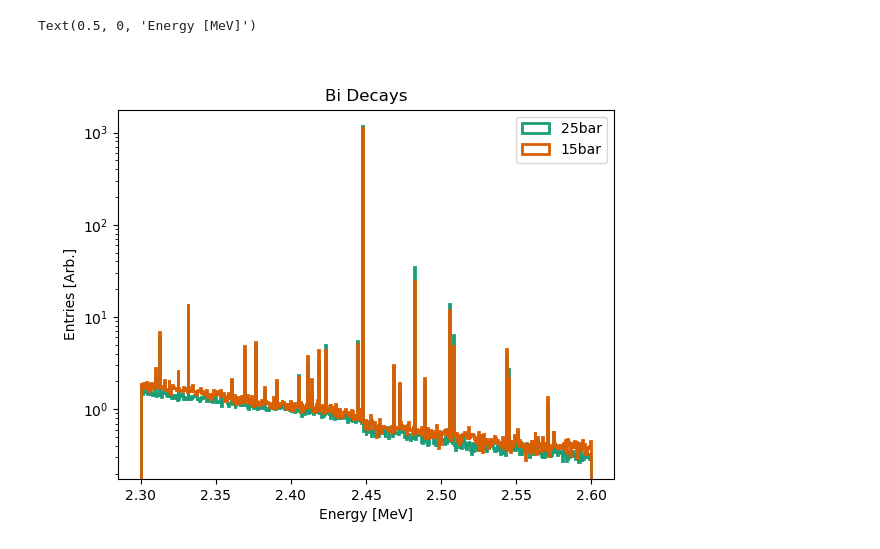
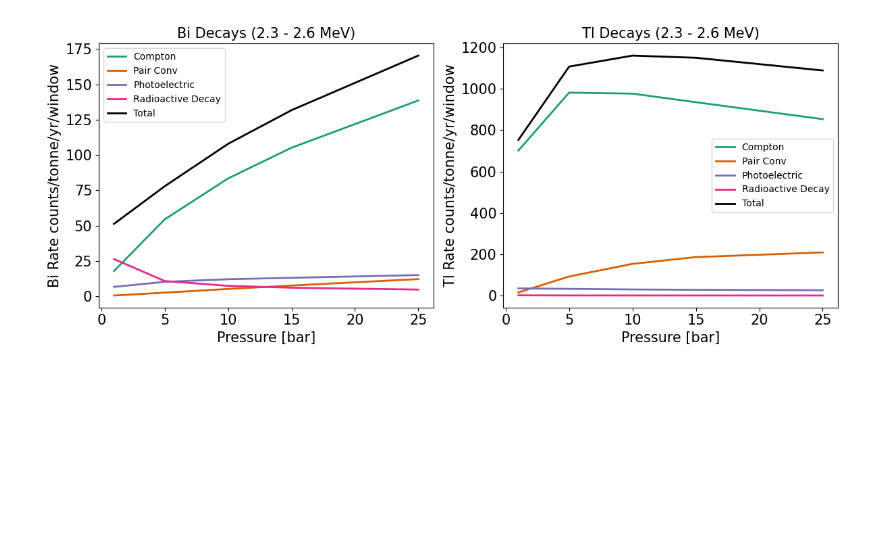
Before and after one commit to kvjmistry/ATPC, a Jupyter notebook: notebooks/PlotGammaTables.ipynb, the cells around one changed output. Saved outputs shown, nothing was run; the diff lists cells and outputs as text; code cells hidden in the pictures; blank space fills up the shorter version.

```diff
--- a/notebooks/PlotGammaTables.ipynb
+++ b/notebooks/PlotGammaTables.ipynb
@@ -71,14 +168,53 @@ plt.legend()
-# %%
-plt.figure()
-
-plt.hist(Bi_ion_25bar.energy, bins = np.linspace(2.3,2.6,500) ,histtype="step", linewidth=2,density=True, label = "25bar");
-plt.hist(Bi_ion_15bar.energy, bins = np.linspace(2.3,2.6,500) ,histtype="step", linewidth=2,density=True, label = "15bar");
-
-plt.title("Bi Decays")
-plt.semilogy()
-plt.legend()
-plt.ylabel("Entries [Arb.]")
-plt.xlabel("Energy [MeV]")
-# %% [output]
-Text(0.5, 0, 'Energy [MeV]')
-[figure, removed]
+# %%
+plt.figure(figsize=(12,5))
+
+def GetRProc(df, proc, sf):
+
+    # return len(df[ (df.contained == True) & (df.CreatorProc == proc)]) * sf
+    return len(df[ (df.CreatorProc == proc)]) * sf
+
+pressures = [1, 5, 10, 15, 25]
+rate_Bi_Comp = np.array([ GetRProc(Bi_ion_1bar, "compt", sf_Bi_1bar), GetRProc(Bi_ion_5bar, "compt", sf_Bi_5bar), GetRProc(Bi_ion_10bar, "compt", sf_Bi_10bar), GetRProc(Bi_ion_15bar, "compt", sf_Bi_15bar), GetRProc(Bi_ion_25bar, "compt", sf_Bi_25bar) ])
+rate_Tl_Comp = np.array([ GetRProc(Tl_ion_1bar, "compt", sf_Tl_1bar), GetRProc(Tl_ion_5bar, "compt", sf_Tl_5bar), GetRProc(Tl_ion_10bar, "compt", sf_Tl_10bar), GetRProc(Tl_ion_15bar, "compt", sf_Tl_15bar), GetRProc(Tl_ion_25bar, "compt", sf_Tl_25bar) ])
+
+rate_Bi_Conv = np.array([ GetRProc(Bi_ion_1bar, "conv", sf_Bi_1bar),  GetRProc(Bi_ion_5bar, "conv", sf_Bi_5bar),  GetRProc(Bi_ion_10bar, "conv", sf_Bi_10bar),  GetRProc(Bi_ion_15bar, "conv", sf_Bi_15bar),  GetRProc(Bi_ion_25bar, "conv", sf_Bi_25bar) ])
+rate_Tl_Conv = np.array([ GetRProc(Tl_ion_1bar, "conv", sf_Tl_1bar),  GetRProc(Tl_ion_5bar, "conv", sf_Tl_5bar),  GetRProc(Tl_ion_10bar, "conv", sf_Tl_10bar),  GetRProc(Tl_ion_15bar, "conv", sf_Tl_15bar),  GetRProc(Tl_ion_25bar, "conv", sf_Tl_25bar) ])
+
+rate_Bi_Phot = np.array([ GetRProc(Bi_ion_1bar, "phot", sf_Bi_1bar),  GetRProc(Bi_ion_5bar, "phot", sf_Bi_5bar),  GetRProc(Bi_ion_10bar, "phot", sf_Bi_10bar),  GetRProc(Bi_ion_15bar, "phot", sf_Bi_15bar),  GetRProc(Bi_ion_25bar, "phot", sf_Bi_25bar) ])
+rate_Tl_Phot = np.array([ GetRProc(Tl_ion_1bar, "phot", sf_Tl_1bar),  GetRProc(Tl_ion_5bar, "phot", sf_Tl_5bar),  GetRProc(Tl_ion_10bar, "phot", sf_Tl_10bar),  GetRProc(Tl_ion_15bar, "phot", sf_Tl_15bar),  GetRProc(Tl_ion_25bar, "phot", sf_Tl_25bar) ])
+
+rate_Bi_Decay = np.array([ GetRProc(Bi_ion_1bar, "RadioactiveDecay", sf_Bi_1bar),  GetRProc(Bi_ion_5bar, "RadioactiveDecay", sf_Bi_5bar),  GetRProc(Bi_ion_10bar, "RadioactiveDecay", sf_Bi_10bar),  GetRProc(Bi_ion_15bar, "RadioactiveDecay", sf_Bi_15bar),  GetRProc(Bi_ion_25bar, "RadioactiveDecay", sf_Bi_25bar) ])
+rate_Tl_Decay = np.array([ GetRProc(Tl_ion_1bar, "RadioactiveDecay", sf_Tl_1bar),  GetRProc(Tl_ion_5bar, "RadioactiveDecay", sf_Tl_5bar),  GetRProc(Tl_ion_10bar, "RadioactiveDecay", sf_Tl_10bar),  GetRProc(Tl_ion_15bar, "RadioactiveDecay", sf_Tl_15bar),  GetRProc(Tl_ion_25bar, "RadioactiveDecay", sf_Tl_25bar) ])
+
+plt.subplot(1, 2, 1)  # row, col,index
+plt.plot(pressures, rate_Bi_Comp, linewidth=2,  label = "Compton")
+plt.plot(pressures, rate_Bi_Conv, linewidth=2,  label = "Pair Conv")
+plt.plot(pressures, rate_Bi_Phot, linewidth=2,  label = "Photoelectric")
+plt.plot(pressures, rate_Bi_Decay, linewidth=2,  label = "Radioactive Decay")
+plt.plot(pressures, rate_Bi_Comp + rate_Bi_Conv + rate_Bi_Phot + rate_Bi_Decay, linewidth=2,  label = "Total", color = "k")
+
+plt.ylabel("Bi Rate counts/tonne/yr/window", fontsize=15)
+plt.title("Bi Decays (2.3 - 2.6 MeV)", fontsize=15)
+plt.xlabel("Pressure [bar]", fontsize=15)
+plt.tick_params(axis='both', which='both', labelsize=15)
+plt.legend()
+plt.tight_layout()
+
+plt.subplot(1, 2, 2)  # row, col,index
+plt.plot(pressures, rate_Tl_Comp, linewidth = 2, label = "Compton")
+plt.plot(pressures, rate_Tl_Conv, linewidth = 2, label = "Pair Conv")
+plt.plot(pressures, rate_Tl_Phot, linewidth = 2, label = "Photoelectric")
+plt.plot(pressures, rate_Tl_Decay, linewidth=2,  label = "Radioactive Decay")
+plt.plot(pressures, rate_Tl_Comp + rate_Tl_Conv + rate_Tl_Phot + rate_Tl_Decay, linewidth=2,  label = "Total", color = "k")
+
+plt.ylabel("Tl Rate counts/tonne/yr/window", fontsize=15)
+plt.xlabel("Pressure [bar]", fontsize=15)
+plt.title("Tl Decays (2.3 - 2.6 MeV)", fontsize=15)
+plt.tick_params(axis='both', which='both', labelsize=15)
+plt.legend()
+plt.tight_layout()
+
+
+plt.savefig(f"plots/Technote/ParentProcessPressure.pdf")
+# %% [output]
+[figure, added]
```
Also changed, not shown: parts of 8 cells of this notebook, 2 other files.
